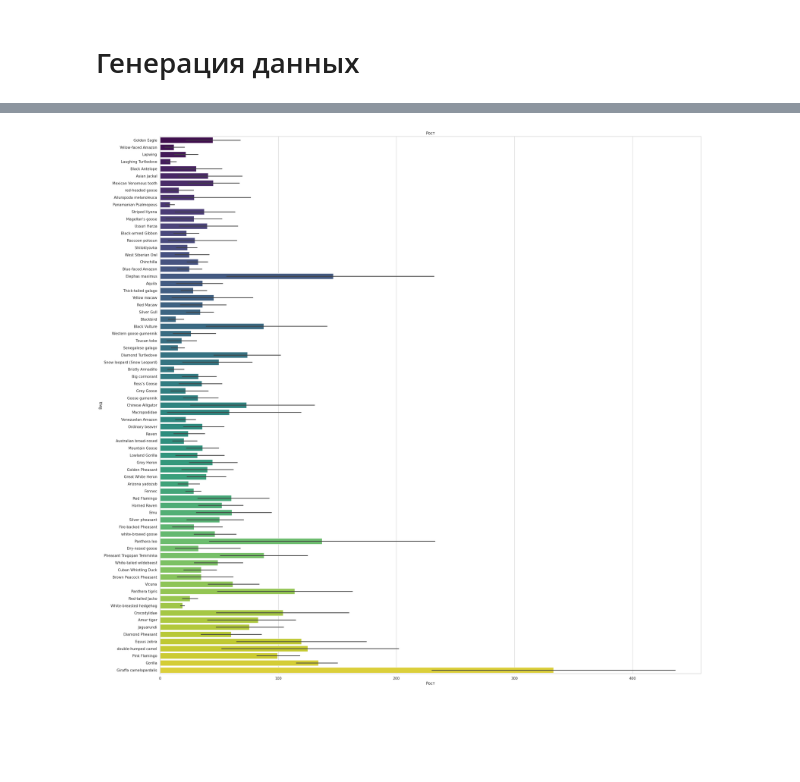
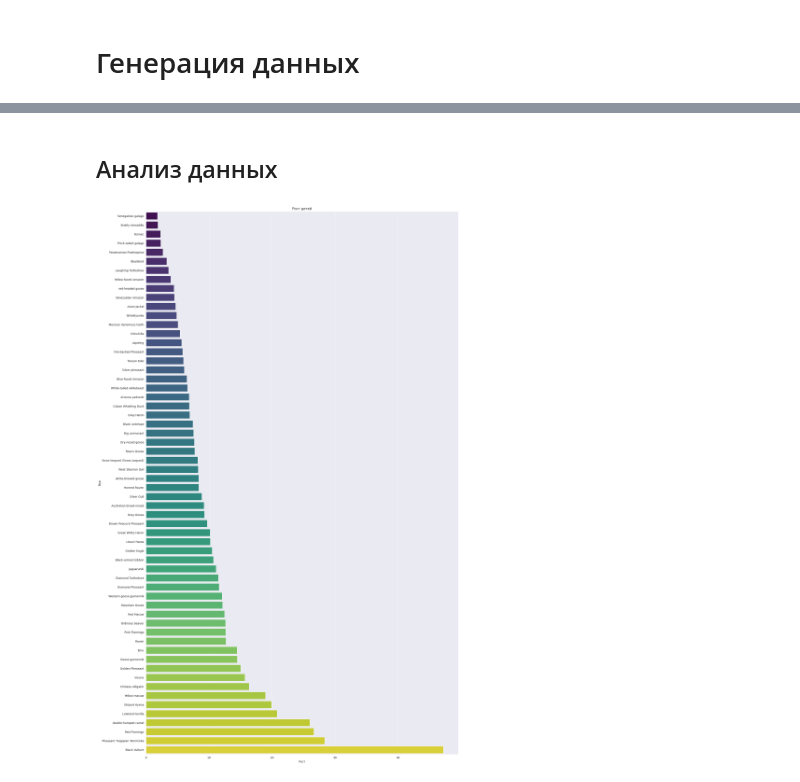
Before and after one commit to Iwonderfull/sorting, a Jupyter notebook: src/gas/GenerateData.ipynb, the cells around one changed output, grey strips where cells are left out. Saved outputs shown, nothing was run; the diff lists cells and outputs as text; code cells hidden in the pictures; blank space fills up the shorter version.

```diff
--- a/src/gas/GenerateData.ipynb
+++ b/src/gas/GenerateData.ipynb
@@ -205,13 +253,17 @@ dt_gd.tail(3)
+# %% [markdown]
+## Анализ данных
 # %%
-sns.set(style="whitegrid")
-dt_gd = dt_gd.sort_values(by='Рост')
-plt.figure(figsize=(30, 30))
-sns.barplot(x='Рост', y='Вид', hue='Вид', data=dt_gd, palette='viridis', legend=False)
+dt_gd_child = dt_gd[dt_gd['Зрелость'] == False]
 
+dt_gd_child_mean = dt_gd_child.groupby('Вид')['Рост'].mean().reset_index()
+
+mean_height_by_species_sorted = dt_gd_child_mean.sort_values(by='Рост')
+
+plt.figure(figsize=(20, 35))
+sns.barplot(x='Рост', y='Вид', hue='Вид', data=mean_height_by_species_sorted, palette='viridis', legend=False)
 plt.xlabel('Рост')
 plt.ylabel('Вид')
-plt.title('Рост')
-
+plt.title('Рост детей')
 plt.show()
 # %% [output]
-[figure, old version]
+[figure, new version]
```
Also changed, not shown: parts of 21 cells of this notebook.
